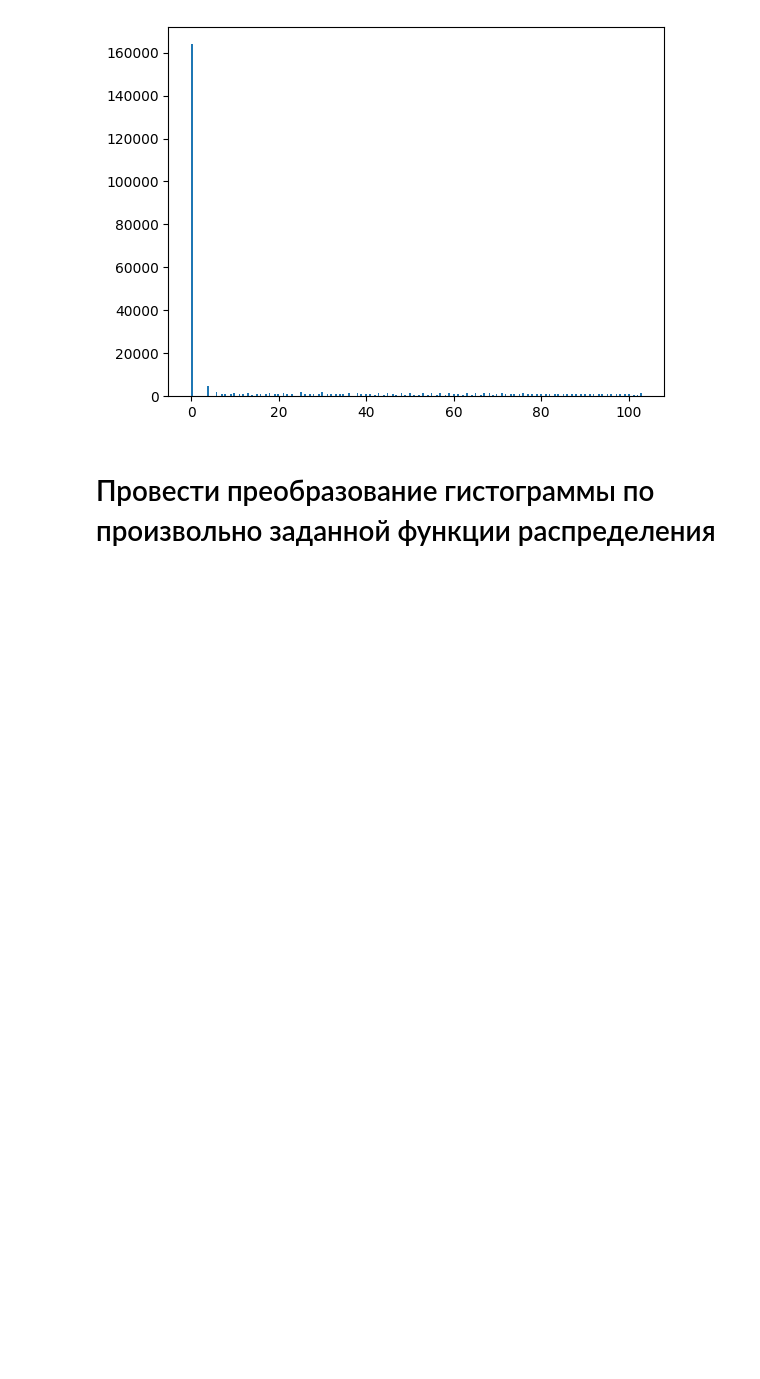
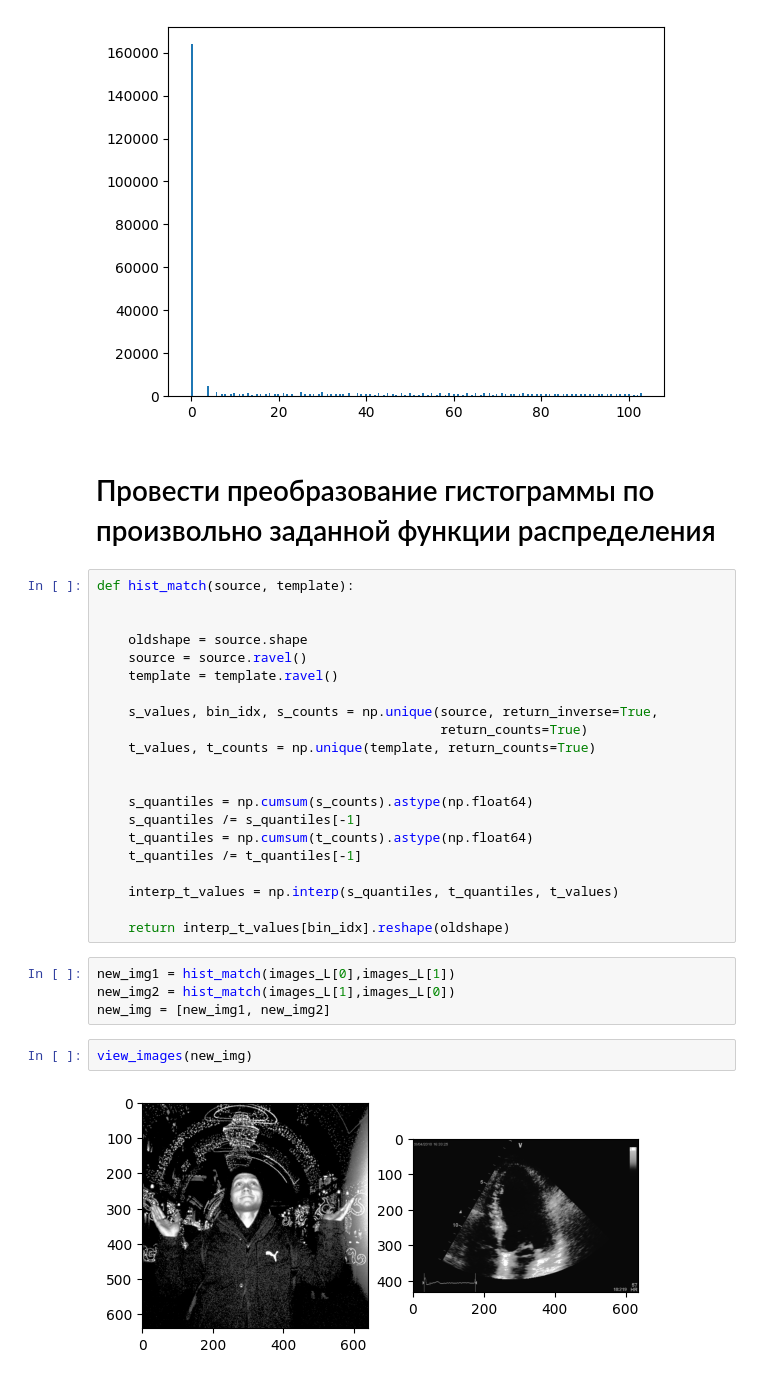
Before and after one commit to GongniR/Mag_2_semester, a Jupyter notebook: ImageProcessing/PW_3/PW_3.ipynb, the cells around one changed output. Saved outputs shown, nothing was run; the diff lists cells and outputs as text; blank space fills up the shorter version.

```diff
--- a/ImageProcessing/PW_3/PW_3.ipynb
+++ b/ImageProcessing/PW_3/PW_3.ipynb
@@ -114,3 +115,32 @@ get_hist(images_L_equ[1])
 [figure]
 # %% [markdown]
 #  Провести преобразование гистограммы по произвольно заданной функции распределения
+# %%
+def hist_match(source, template):
+
+
+    oldshape = source.shape
+    source = source.ravel()
+    template = template.ravel()
+
+    s_values, bin_idx, s_counts = np.unique(source, return_inverse=True,
+                                            return_counts=True)
+    t_values, t_counts = np.unique(template, return_counts=True)
+
+
+    s_quantiles = np.cumsum(s_counts).astype(np.float64)
+    s_quantiles /= s_quantiles[-1]
+    t_quantiles = np.cumsum(t_counts).astype(np.float64)
+    t_quantiles /= t_quantiles[-1]
+
+    interp_t_values = np.interp(s_quantiles, t_quantiles, t_values)
+
+    return interp_t_values[bin_idx].reshape(oldshape)
+# %%
+new_img1 = hist_match(images_L[0],images_L[1])
+new_img2 = hist_match(images_L[1],images_L[0])
+new_img = [new_img1, new_img2]
+# %%
+view_images(new_img)
+# %% [output]
+[figure, added]
```
Also changed, not shown: parts of 3 cells of this notebook, 3 other files.
